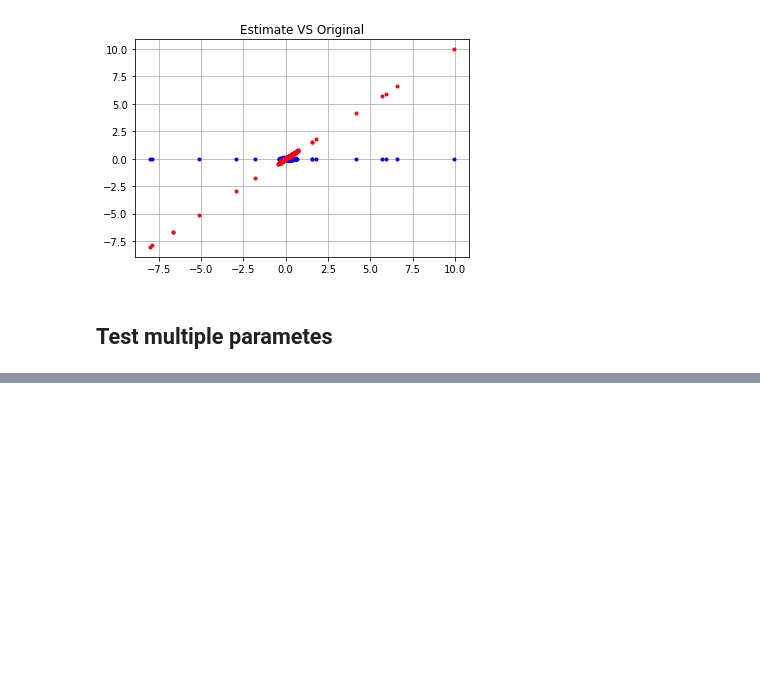
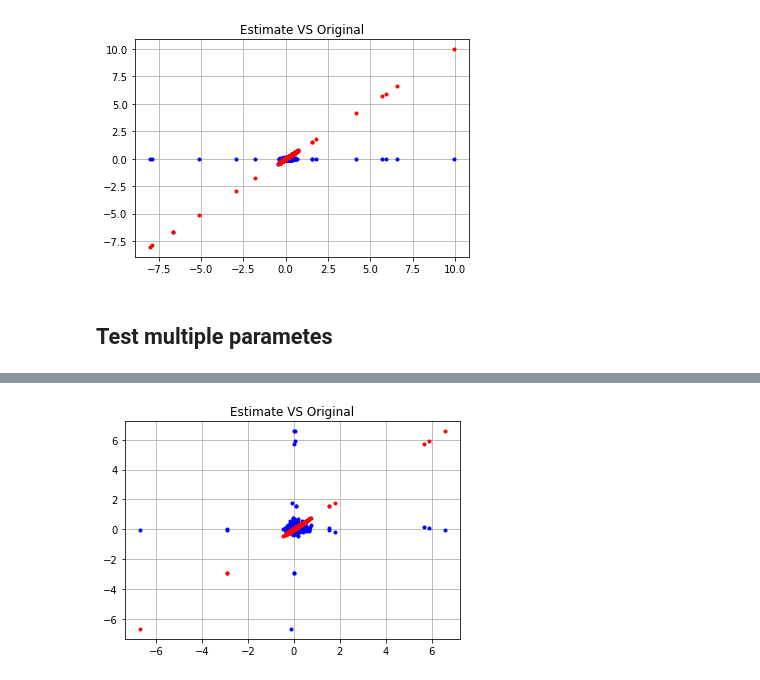
Before and after one commit to E7SATAI/wageForcasterMx, a Jupyter notebook: eda/naive-bayes.ipynb, the cells around one changed output, grey strips where cells are left out. Cells and saved outputs as stored; diff of their text form; code cells hidden in the pictures; blank space fills up the shorter version.

```diff
--- a/eda/naive-bayes.ipynb
+++ b/eda/naive-bayes.ipynb
@@ -248 +332,9 @@ for dic in naive_bayes_dic_array:
+# %%
+plt.plot(test_results.y, test_results.y_estimate, '.b')
+plt.plot(test_results.y, test_results.y, '.r')
+plt.title("Estimate VS Original")
+plt.grid()
+plt.show()
+# %% [output]
+[figure, added]
 # %%
```
Also changed, not shown: parts of 43 cells of this notebook.
